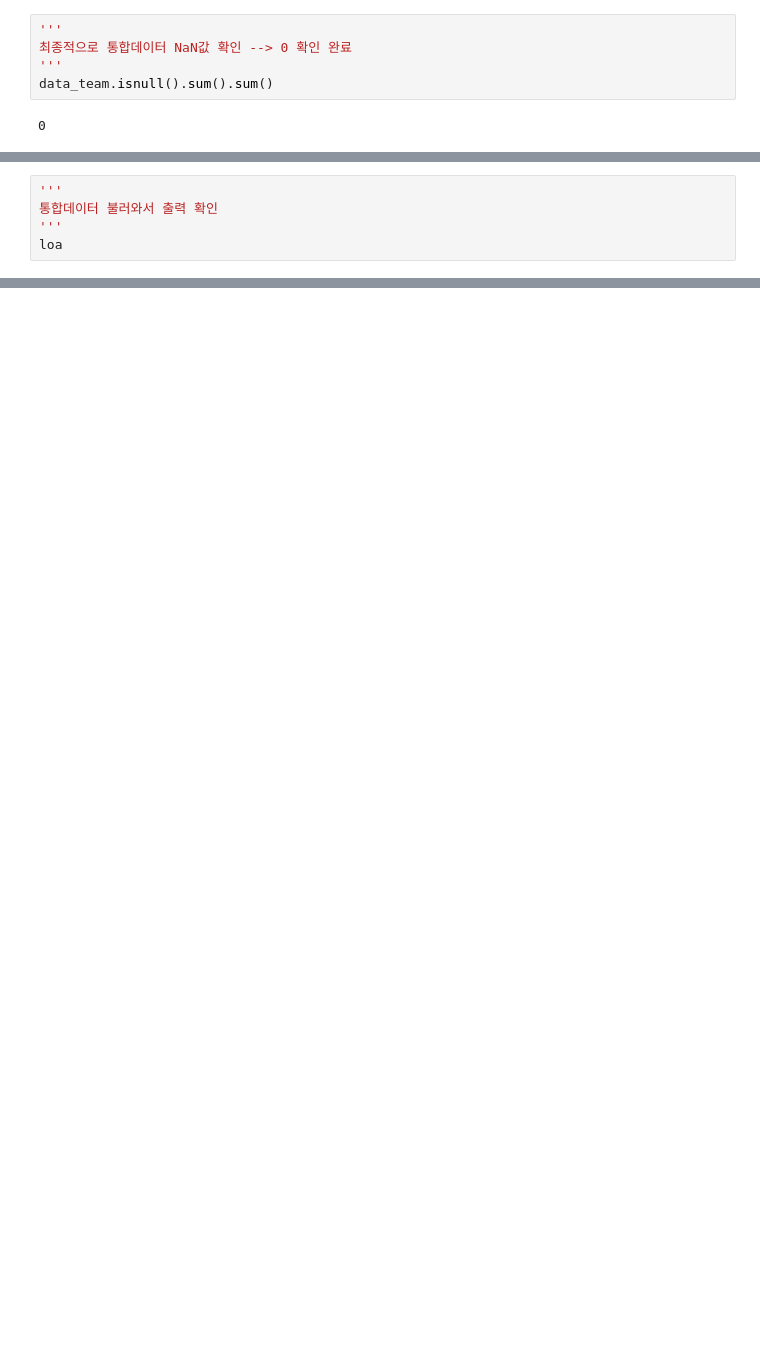
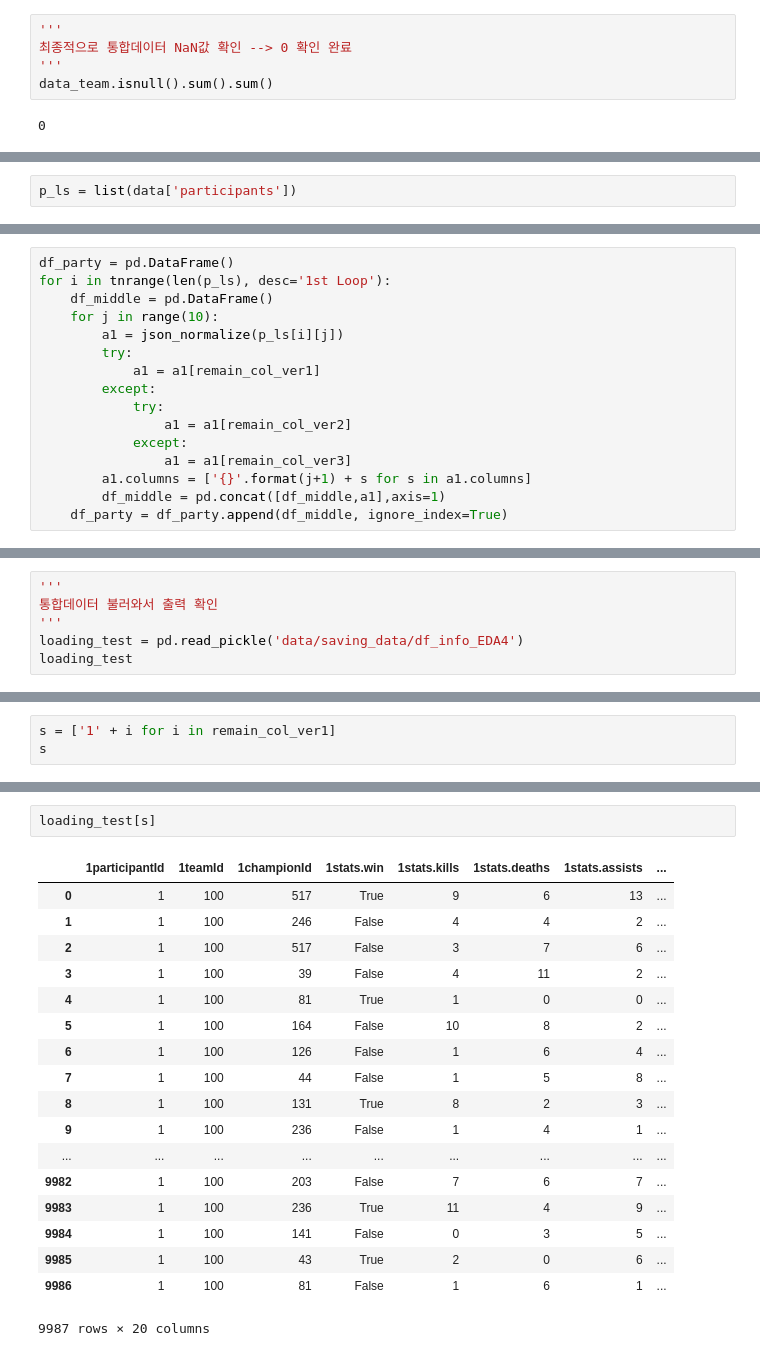
Before and after one commit to Already-Ready/LOL_data_Analysis, a Jupyter notebook: EDA4.ipynb, the cells around one changed output, grey strips where cells are left out. Drawn from its saved outputs; the diff is of its cells as text; blank space fills up the shorter version.

```diff
--- a/EDA4.ipynb
+++ b/EDA4.ipynb
@@ -359,0 +301,2 @@ data_team.isnull().sum().sum()
+# %%
+p_ls = list(data['participants'])
@@ -359,0 +343,16 @@ data_team.isnull().sum().sum()
+# %%
+df_party = pd.DataFrame()
+for i in tnrange(len(p_ls), desc='1st Loop'):
+    df_middle = pd.DataFrame()
+    for j in range(10):
+        a1 = json_normalize(p_ls[i][j])
+        try:
+            a1 = a1[remain_col_ver1]
+        except:
+            try:
+                a1 = a1[remain_col_ver2]
+            except:
+                a1 = a1[remain_col_ver3]
+        a1.columns = ['{}'.format(j+1) + s for s in a1.columns]
+        df_middle = pd.concat([df_middle,a1],axis=1)
+    df_party = df_party.append(df_middle, ignore_index=True)
@@ -366,4 +445,5 @@ data_team.to_pickle('data/saving_data/match_integrated_data.pkl')
 '''
 통합데이터 불러와서 출력 확인
 '''
-loa
+loading_test = pd.read_pickle('data/saving_data/df_info_EDA4')
+loading_test
@@ -369,0 +469,3 @@ loa
+# %%
+s = ['1' + i for i in remain_col_ver1]
+s
@@ -369,0 +493,21 @@ loa
+# %%
+loading_test[s]
+# %% [output]
+|  | 1participantId | 1teamId | 1championId | 1stats.win | 1stats.kills | 1stats.deaths | 1stats.assists | ... |
+| 0 | 1 | 100 | 517 | True | 9 | 6 | 13 | ... |
+| 1 | 1 | 100 | 246 | False | 4 | 4 | 2 | ... |
+| 2 | 1 | 100 | 517 | False | 3 | 7 | 6 | ... |
+| 3 | 1 | 100 | 39 | False | 4 | 11 | 2 | ... |
+| 4 | 1 | 100 | 81 | True | 1 | 0 | 0 | ... |
+| 5 | 1 | 100 | 164 | False | 10 | 8 | 2 | ... |
+| 6 | 1 | 100 | 126 | False | 1 | 6 | 4 | ... |
+| 7 | 1 | 100 | 44 | False | 1 | 5 | 8 | ... |
+| 8 | 1 | 100 | 131 | True | 8 | 2 | 3 | ... |
+| 9 | 1 | 100 | 236 | False | 1 | 4 | 1 | ... |
+| ... | ... | ... | ... | ... | ... | ... | ... | ... |
+| 9982 | 1 | 100 | 203 | False | 7 | 6 | 7 | ... |
+| 9983 | 1 | 100 | 236 | True | 11 | 4 | 9 | ... |
+| 9984 | 1 | 100 | 141 | False | 0 | 3 | 5 | ... |
+| 9985 | 1 | 100 | 43 | True | 2 | 0 | 6 | ... |
+| 9986 | 1 | 100 | 81 | False | 1 | 6 | 1 | ... |
+9987 rows × 20 columns
```
Also changed, not shown: parts of 19 cells of this notebook.
